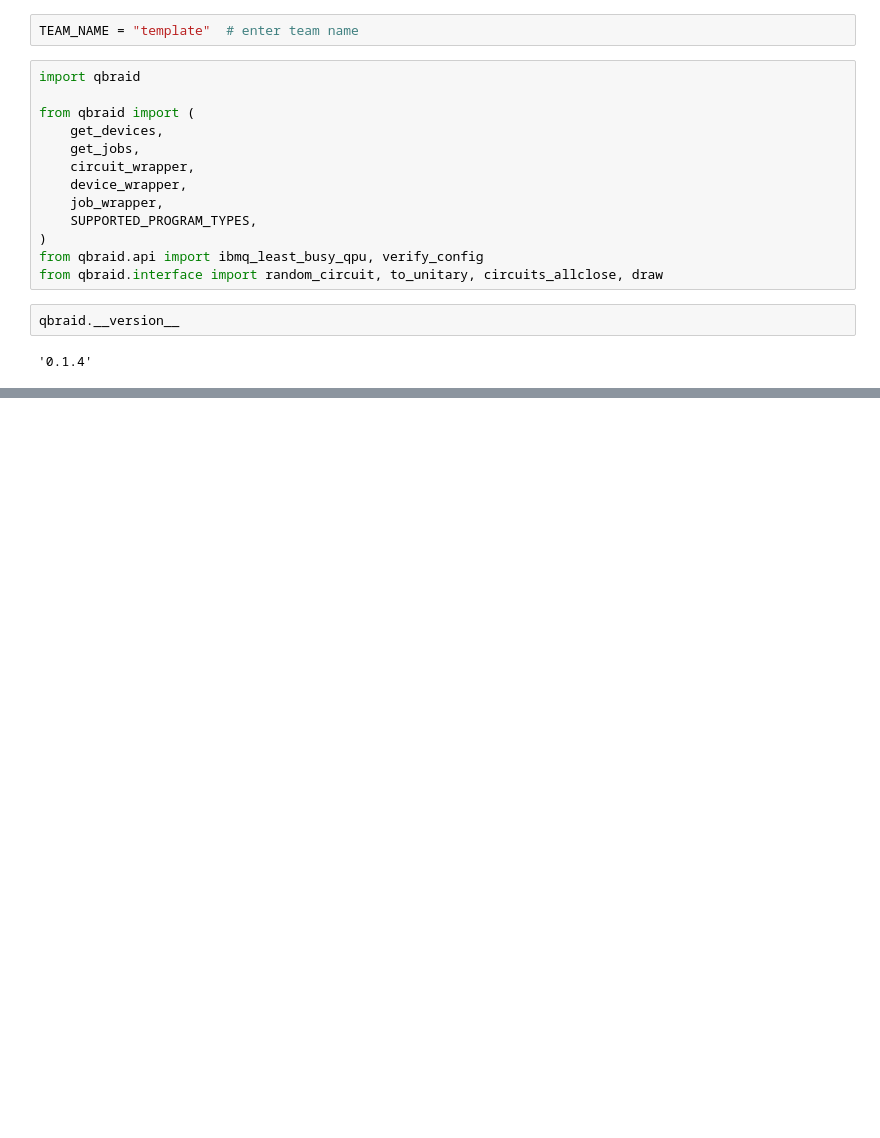
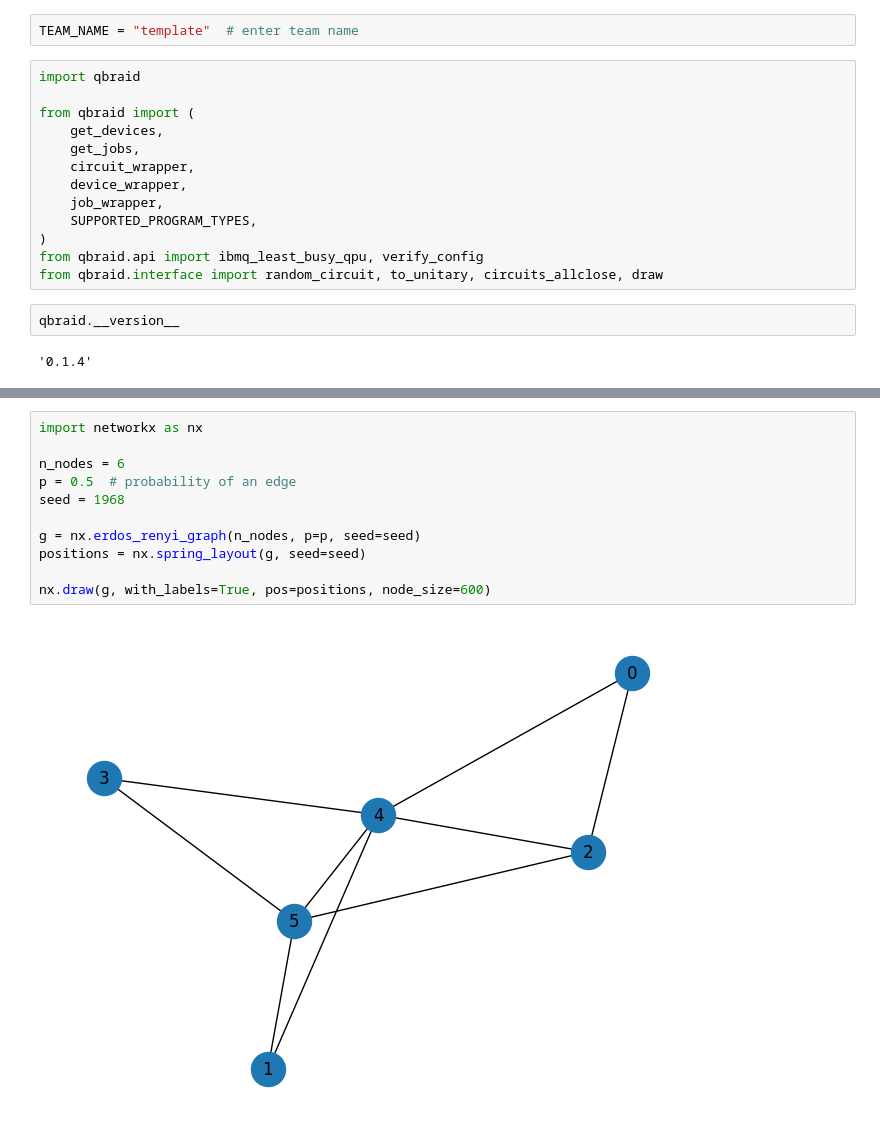
Before and after one commit to qBraid/HAQS-2022, a Jupyter notebook: qbraid-open-challenge/open_challenge.ipynb, the cells around one changed output, grey strips where cells are left out. Saved outputs shown, nothing was run; the diff lists cells and outputs as text; blank space fills up the shorter version.

```diff
--- a/qbraid-open-challenge/open_challenge.ipynb
+++ b/qbraid-open-challenge/open_challenge.ipynb
@@ -39,0 +43,13 @@ qbraid.__version__
+# %%
+import networkx as nx
+
+n_nodes = 6
+p = 0.5  # probability of an edge
+seed = 1968
+
+g = nx.erdos_renyi_graph(n_nodes, p=p, seed=seed)
+positions = nx.spring_layout(g, seed=seed)
+
+nx.draw(g, with_labels=True, pos=positions, node_size=600)
+# %% [output]
+[figure, added]
```
Also changed, not shown: parts of 65 cells of this notebook.
